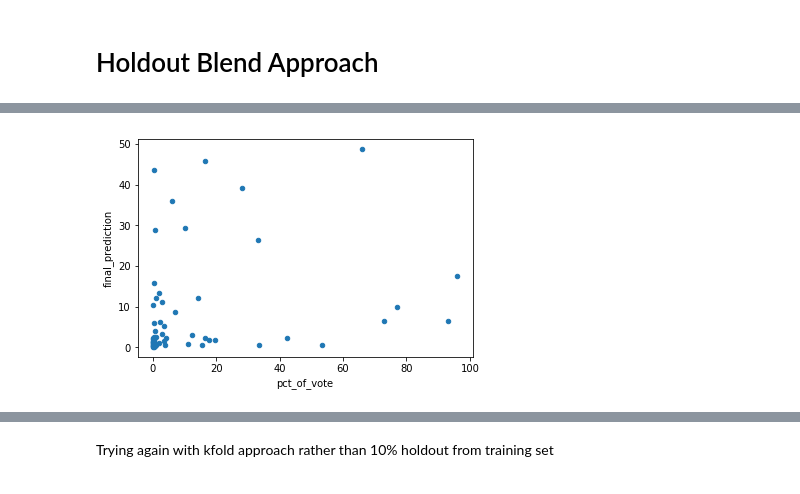
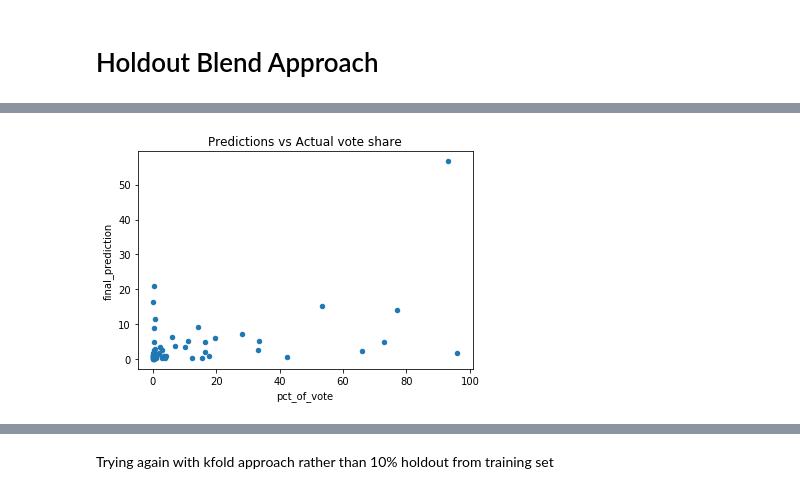
Before and after one commit to dbz10/NHL-Player-Awards, a Jupyter notebook: NHL MVP prediction.ipynb, the cells around one changed output, grey strips where cells are left out. Saved outputs shown, nothing was run; the diff lists cells and outputs as text; code cells hidden in the pictures.

Commit message:
2019 predictions

```diff
--- a/NHL MVP prediction.ipynb
+++ b/NHL MVP prediction.ipynb
@@ -218,7 +241,7 @@ fd[fd["Year"]==2018]
 
 model_features = [ u'age', u'goals', u'assists',  u'plus_minus',
        u'wins_goalie', u'losses_goalie', u'ties_goalie', u'goals_against_avg',
-       u'save_pct', u'ops', u'dps', u'gps', u'pos_G', u'ga']
+       u'save_pct', u'ps', u'pos_G', u'ga']
 
 # Use all years 2015 and prior for training, and try to predict the previous three years.
 target_yr = 2015
@@ -360,12 +392,14 @@ et = SklearnWrapper(clf=ExtraTreesRegressor,seed=SEED,params=et_params)
 # %%
 # use XGBoost to blend the base models
 
-cv_predictions = pd.DataFrame()
+cv_predictions = pd.DataFrame({})
 
 cv_predictions["rf"] = get_base_predictions(forest)
-cv_predictions["xgb"] = get_base_predictions(gbm)
+cv_predictions["gbm"] = get_base_predictions(gbm)
 cv_predictions["et"] = get_base_predictions(et)
 cv_predictions["mlp"] = get_base_predictions(mlp)
+cv_predictions["svr"] = get_base_predictions(svr)
+cv_predictions["lin"] = get_base_predictions(linear)
 # cv_predictions["truth"] = np.array(y_cv)
 
 
@@ -374,8 +408,14 @@ plt.figure()
 z = cv_predictions.corr()
 sns.heatmap(z,annot=True,cmap="RdBu_r",vmin=-1,vmax=1);
 
+
 # the models are decently correlated with each other.
-# this is not ideal, but that's life
+# SVR is providing some diversity, although that might be
+# because it is just not performing well.
 
-print(cv_predictions.head())
+# add back in the original features. so we have basically added 5 meta features
+# cv_predictions[model_features] = x_cv[model_features].reset_index(drop=True)
+
+print(cv_predictions.head(10))
+# cv_predictions = cv_predictions.drop(columns=['svr'])
 # %% [output]
@@ -425,33 +485,32 @@ I expect that if we use a kfold approach on the whole training set for xgboost s
 
 
 # prepare input predictions for blender
-x_test_lvl2 = pd.DataFrame(columns = {
-                                          })
+x_test_lvl2 = pd.DataFrame(columns = {})
 
 x_test_lvl2["rf"] = forest.predict(x_test)
-x_test_lvl2["xgb"] = gbm.predict(x_test)
+x_test_lvl2["gbm"] = gbm.predict(x_test)
 x_test_lvl2["et"] = et.predict(x_test)
 x_test_lvl2["mlp"] = mlp.predict(x_test)
+x_test_lvl2["svr"] = svr.predict(x_test)
+x_test_lvl2["lin"] = linear.predict(x_test)
+# x_test_lvl2[model_features] = x_test[model_features].reset_index(drop=True)
 
-
-
-
-
-
-
-
-
+linear_preds = linear_combine.predict(x_test_lvl2)
 
 test["final_prediction"] = stack.predict(x_test_lvl2)
+test["LRstack_prediction"] = linear_preds
 
-# fig = plt.figure()
+fig = plt.figure()
+test.plot.scatter(x='pct_of_vote',y='final_prediction')
+plt.title('Predictions vs Actual vote share')
 
+plt.figure()
+plt.scatter(test['pct_of_vote'],x_test_lvl2.mean(axis=1))
+plt.title('Mean of base predictions, actual vote share')
 
-
-test.plot.scatter(x='pct_of_vote',y='final_prediction')
-
-fig = plt.figure(figsize=(16,16))
-
+plt.figure()
+plt.scatter(test['pct_of_vote'],linear_combine.predict(x_test_lvl2))
+plt.title('Fitted linear combination of base predictions, actual vote share')
 # g = sns.FacetGrid(test,col="Year",height=6,orientation="h")
 # g.map(sns.barplot, 'player','pct_of_vote')
 # sns.catplot(x='player', y = 'pct_of_vote',data=test,kind='bar',row='Year',sharex=False,height=14)
@@ -461,15 +520,26 @@ fig = plt.figure(figsize=(16,16))
 with sns.axes_style("darkgrid"):
     for year in [2016,2017,2018]:
         t = test[test['Year']==year]
-        fig = plt.figure()
-        t[['player','pct_of_vote','final_prediction']].head(10).plot.bar(x='player')
-        plt.title("Year %i" % year)
+        fig, axes = plt.subplots(nrows=1,ncols=2,figsize=(12,6))
+
+        t[['player','pct_of_vote','final_prediction']].head(10).plot.bar(x='player',ax=axes[0])
+        axes[0].set_title("Year %i, XGBoost Stacking" % year)
+
+        t[['player','pct_of_vote','LRstack_prediction']].head(10).plot.bar(x='player',ax=axes[1])
+        axes[1].set_title("Year %i, Linear Stacking" % year)
 
 
+print("Average test MAE of stack %f" % mean_absolute_error(test["final_prediction"],y_test))
+print("Average test MAE of linear combination %f" % mean_absolute_error(linear_preds,y_test))
 
-print("Averaged MAE of stack %f" % mean_absolute_error(test["final_prediction"],y_test))
-print("Averaged MAE of rf %f" % mean_absolute_error(forest.predict(x_test),y_test))
-print("Averaged MAE of et %f" % mean_absolute_error(et.predict(x_test),y_test))
-print("Averaged MAE of mlp %f" % mean_absolute_error(mlp.predict(x_test),y_test))
-print("Averaged MAE of gbm %f" % mean_absolute_error(gbm.predict(x_test),y_test))
+# at least xgboost does do better than a simple linear combination, that would
+# have been pretty demoralizing
+
+# let's check one more thing, a straightforward averaging of the results
+print("Test MAE of mean of base predictions %f" % mean_absolute_error(x_test_lvl2.mean(axis=1),y_test))
+
+# well that's demoralizing.
+
+
+# out of all of the methods, linear regression on the base models honestly looks the most reasonable.
 # %% [output]
@@ -481 +550 @@ Averaged MAE of gbm 10.736958
-[figure, old version]
+[figure, new version]
```
Also changed, not shown: parts of 43 cells of this notebook, 2 other files.
